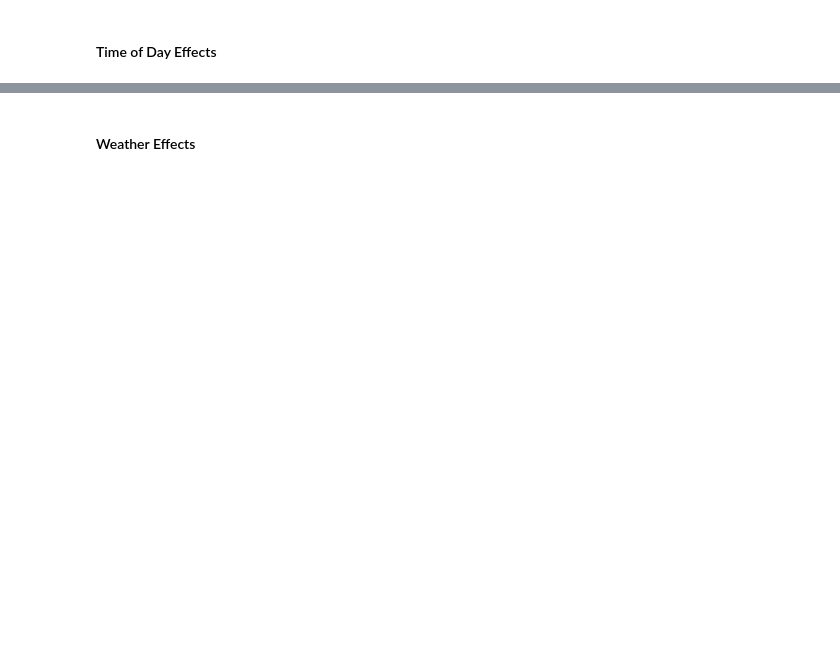
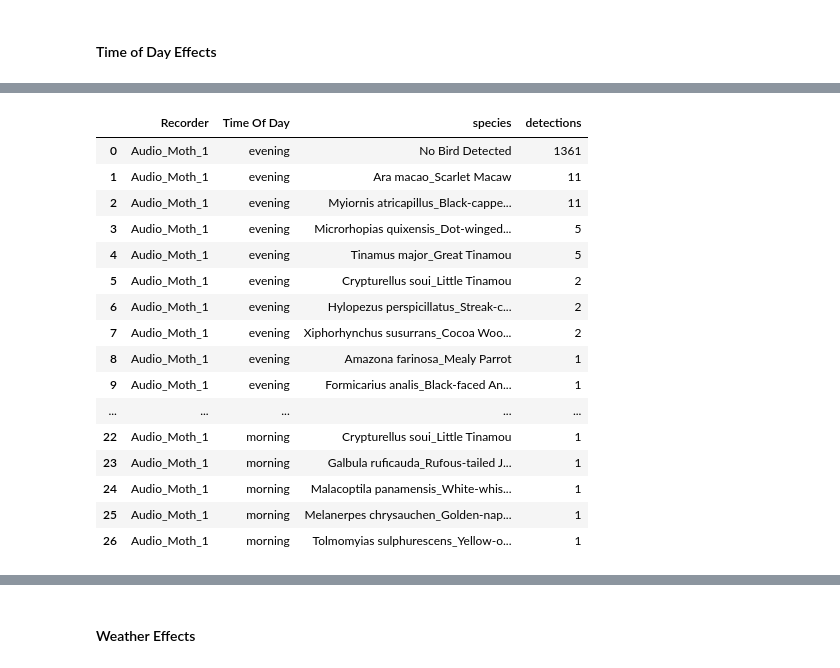
Before and after one commit to QianFu520/Bioacoustics-analysis, a Jupyter notebook: Vehicle.ipynb, the cells around one changed output, grey strips where cells are left out. Drawn from its saved outputs; the diff is of its cells as text; code cells hidden in the pictures; blank space fills up the shorter version.

```diff
--- a/Vehicle.ipynb
+++ b/Vehicle.ipynb
@@ -519,0 +679,24 @@ Now that we know which species are affected, we’ll want to see how consistent
+# %%
+## let's show the audiomoth one
+
+rec1 = recorder_groups_time['Audio_Moth_1']
+
+rec1
+# %% [output]
+|  | Recorder | Time Of Day | species | detections |
+| 0 | Audio_Moth_1 | evening | No Bird Detected | 1361 |
+| 1 | Audio_Moth_1 | evening | Ara macao_Scarlet Macaw | 11 |
+| 2 | Audio_Moth_1 | evening | Myiornis atricapillus_Black-cappe... | 11 |
+| 3 | Audio_Moth_1 | evening | Microrhopias quixensis_Dot-winged... | 5 |
+| 4 | Audio_Moth_1 | evening | Tinamus major_Great Tinamou | 5 |
+| 5 | Audio_Moth_1 | evening | Crypturellus soui_Little Tinamou | 2 |
+| 6 | Audio_Moth_1 | evening | Hylopezus perspicillatus_Streak-c... | 2 |
+| 7 | Audio_Moth_1 | evening | Xiphorhynchus susurrans_Cocoa Woo... | 2 |
+| 8 | Audio_Moth_1 | evening | Amazona farinosa_Mealy Parrot | 1 |
+| 9 | Audio_Moth_1 | evening | Formicarius analis_Black-faced An... | 1 |
+| ... | ... | ... | ... | ... |
+| 22 | Audio_Moth_1 | morning | Crypturellus soui_Little Tinamou | 1 |
+| 23 | Audio_Moth_1 | morning | Galbula ruficauda_Rufous-tailed J... | 1 |
+| 24 | Audio_Moth_1 | morning | Malacoptila panamensis_White-whis... | 1 |
+| 25 | Audio_Moth_1 | morning | Melanerpes chrysauchen_Golden-nap... | 1 |
+| 26 | Audio_Moth_1 | morning | Tolmomyias sulphurescens_Yellow-o... | 1 |
```
Also changed, not shown: parts of 22 cells of this notebook.
